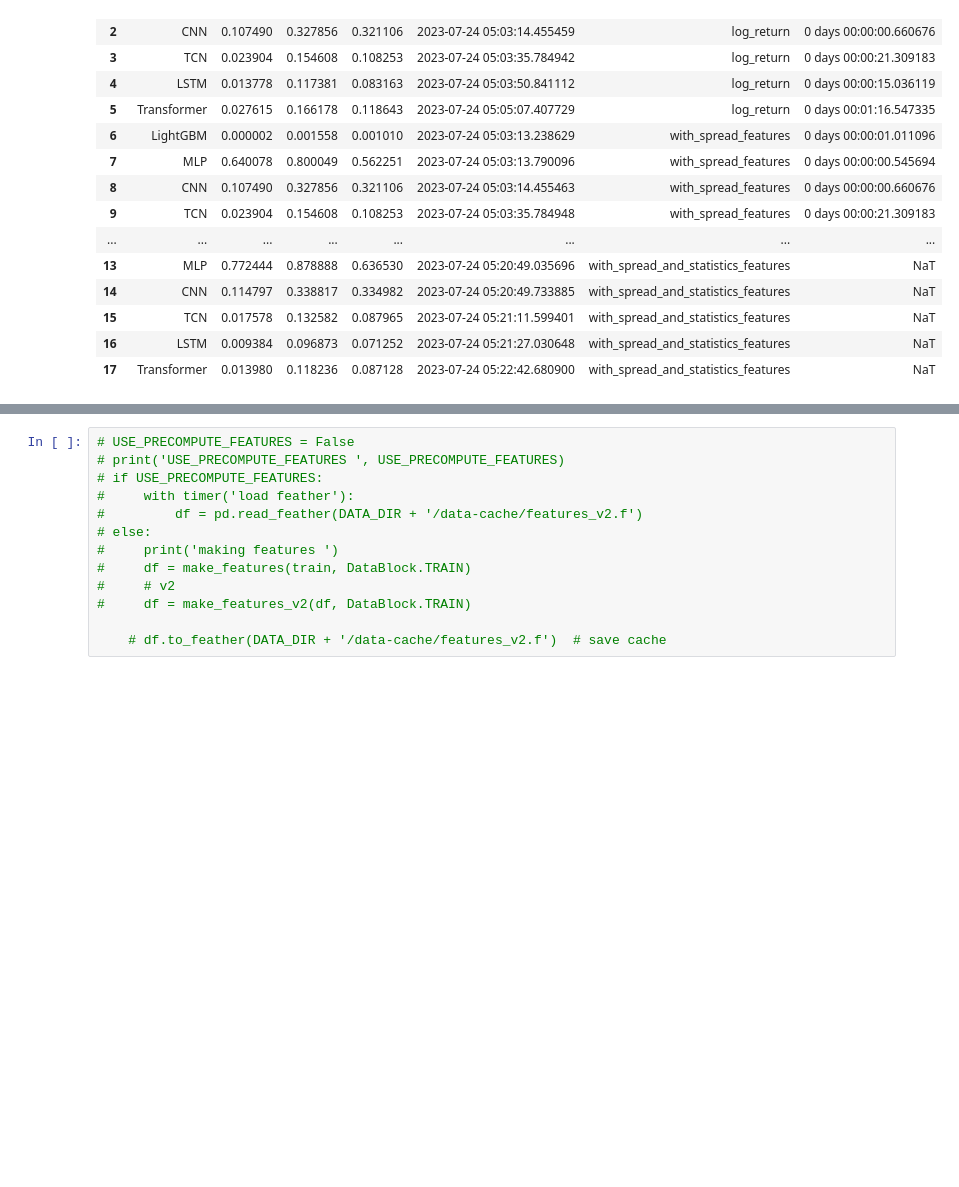
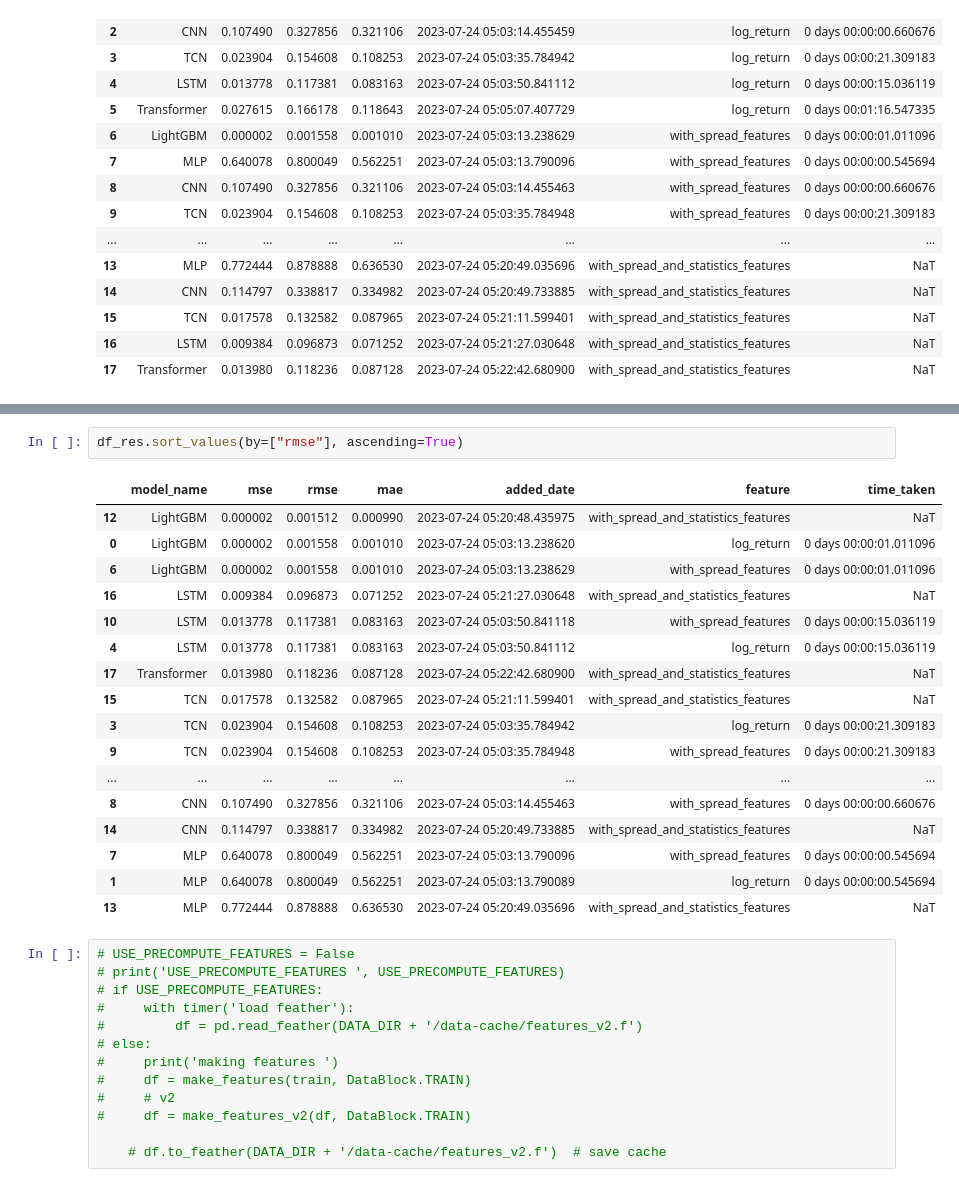
Before and after one commit to poo5zan/masters-research-project, a Jupyter notebook: from-kaggle-optiver-challenge.ipynb, the cells around one changed output, grey strips where cells are left out. Saved outputs shown, nothing was run; the diff lists cells and outputs as text; blank space fills up the shorter version.

```diff
--- a/from-kaggle-optiver-challenge.ipynb
+++ b/from-kaggle-optiver-challenge.ipynb
@@ -2124,3 +2124,23 @@ get_model_results_df()
+# %%
+df_res.sort_values(by=["rmse"], ascending=True)
+# %% [output]
+|  | model_name | mse | rmse | mae | added_date | feature | time_taken |
+| 12 | LightGBM | 0.000002 | 0.001512 | 0.000990 | 2023-07-24 05:20:48.435975 | with_spread_and_statistics_features | NaT |
+| 0 | LightGBM | 0.000002 | 0.001558 | 0.001010 | 2023-07-24 05:03:13.238620 | log_return | 0 days 00:00:01.011096 |
+| 6 | LightGBM | 0.000002 | 0.001558 | 0.001010 | 2023-07-24 05:03:13.238629 | with_spread_features | 0 days 00:00:01.011096 |
+| 16 | LSTM | 0.009384 | 0.096873 | 0.071252 | 2023-07-24 05:21:27.030648 | with_spread_and_statistics_features | NaT |
+| 10 | LSTM | 0.013778 | 0.117381 | 0.083163 | 2023-07-24 05:03:50.841118 | with_spread_features | 0 days 00:00:15.036119 |
+| 4 | LSTM | 0.013778 | 0.117381 | 0.083163 | 2023-07-24 05:03:50.841112 | log_return | 0 days 00:00:15.036119 |
+| 17 | Transformer | 0.013980 | 0.118236 | 0.087128 | 2023-07-24 05:22:42.680900 | with_spread_and_statistics_features | NaT |
+| 15 | TCN | 0.017578 | 0.132582 | 0.087965 | 2023-07-24 05:21:11.599401 | with_spread_and_statistics_features | NaT |
+| 3 | TCN | 0.023904 | 0.154608 | 0.108253 | 2023-07-24 05:03:35.784942 | log_return | 0 days 00:00:21.309183 |
+| 9 | TCN | 0.023904 | 0.154608 | 0.108253 | 2023-07-24 05:03:35.784948 | with_spread_features | 0 days 00:00:21.309183 |
+| ... | ... | ... | ... | ... | ... | ... | ... |
+| 8 | CNN | 0.107490 | 0.327856 | 0.321106 | 2023-07-24 05:03:14.455463 | with_spread_features | 0 days 00:00:00.660676 |
+| 14 | CNN | 0.114797 | 0.338817 | 0.334982 | 2023-07-24 05:20:49.733885 | with_spread_and_statistics_features | NaT |
+| 7 | MLP | 0.640078 | 0.800049 | 0.562251 | 2023-07-24 05:03:13.790096 | with_spread_features | 0 days 00:00:00.545694 |
+| 1 | MLP | 0.640078 | 0.800049 | 0.562251 | 2023-07-24 05:03:13.790089 | log_return | 0 days 00:00:00.545694 |
+| 13 | MLP | 0.772444 | 0.878888 | 0.636530 | 2023-07-24 05:20:49.035696 | with_spread_and_statistics_features | NaT |
 # %%
 # USE_PRECOMPUTE_FEATURES = False
 # print('USE_PRECOMPUTE_FEATURES ', USE_PRECOMPUTE_FEATURES)
```
Also changed, not shown: parts of 4 cells of this notebook.
